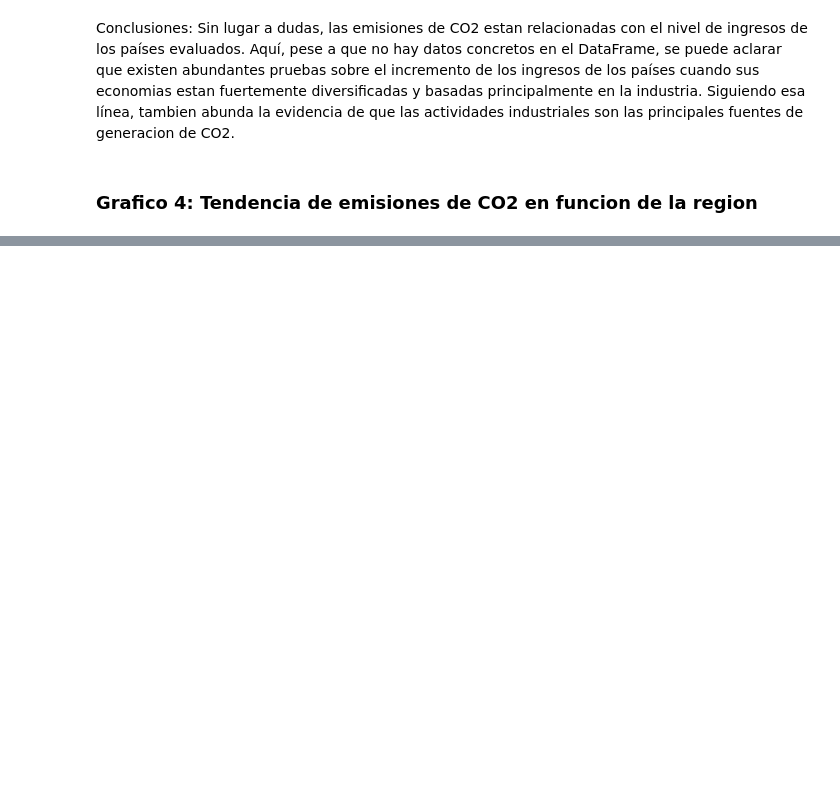
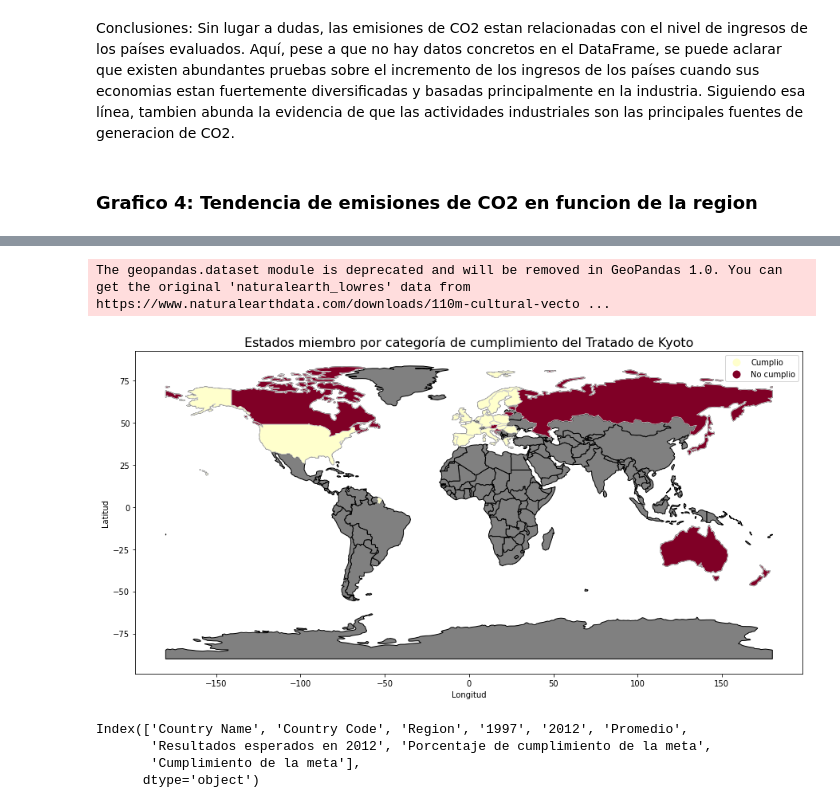
Before and after one commit to julialoelopez/TrabajoFinalBigData, a Jupyter notebook: Analisis de datos.ipynb, the cells around one changed output, grey strips where cells are left out. Cells and saved outputs as stored; diff of their text form; code cells hidden in the pictures; blank space fills up the shorter version.

```diff
--- a/Analisis de datos.ipynb
+++ b/Analisis de datos.ipynb
@@ -349,0 +395,3 @@ Sin embargo, es importante destacar que aunque estos porcentajes hayan disminuid
+# %%
+#Dataframe con los datos de los paises miembro del protocolo de Kyoto
+df_kyoto = df[df['Country Name'].isin(paises_miembro)]
@@ -349,0 +418,9 @@ Sin embargo, es importante destacar que aunque estos porcentajes hayan disminuid
+# %%
+# Definimos la emision esperada en 2012 como el 95% de la emision en 1997
+df_kyoto['Resultados esperados en 2012'] = df_kyoto['1997'] * 0.95
+
+# Calculo del porcentaje de emision en 2012 con respecto a la emision esperada en 2012
+df_kyoto['Porcentaje de cumplimiento de la meta'] = (df_kyoto['Resultados esperados en 2012'] / df_kyoto['2012'] * 100).round(2)
+
+# Categorizamos los paises en funcion del cumplimiento de la meta
+df_kyoto['Cumplimiento de la meta'] = np.where(df_kyoto['Porcentaje de cumplimiento de la meta'] >= 100, 'Cumplio', 'No cumplio')
@@ -349,0 +446,3 @@ Sin embargo, es importante destacar que aunque estos porcentajes hayan disminuid
+# %%
+df_kyoto = df_kyoto[['Country Name', 'Country Code', 'Region','1997','2012','Promedio','Resultados esperados en 2012', 'Porcentaje de cumplimiento de la meta','Cumplimiento de la meta']]
+df_kyoto
@@ -349,0 +557,38 @@ Sin embargo, es importante destacar que aunque estos porcentajes hayan disminuid
+# %%
+import pandas as pd
+import geopandas as gpd
+import matplotlib.pyplot as plt
+import seaborn as sns
+
+# Cargar un conjunto de datos geoespaciales del mundo (necesitas un archivo shapefile del mundo)
+world = gpd.read_file(gpd.datasets.get_path('naturalearth_lowres'))
+
+# Fusionar los datos geoespaciales con los datos de emisiones promedio
+world_emisiones = world.merge(df_kyoto, how='left', left_on='iso_a3', right_on='Country Code')
+
+# Configurar el tamaño de la figura
+fig, ax = plt.subplots(1, 1, figsize=(15, 10))
+
+# Mostrar el mapa del mundo
+world.plot(ax=ax, color='grey', edgecolor='black') #Parametros para el mapa (donde no hay datos, se pone blanco)
+
+# Graficar los países con emisión promedio
+world_emisiones.plot(ax=ax, column='Cumplimiento de la meta', cmap='YlOrRd', legend=True,
+                     #legend_kwds={'label': "Cumplimiento de la meta"},
+                     linewidth=0.8, edgecolor='0.8')
+plt.title('Estados miembro por categoría de cumplimiento del Tratado de Kyoto', fontsize=16)
+plt.xlabel('Longitud')
+plt.ylabel('Latitud')
+
+# Mostrar el mapa
+plt.show()
+# %% [output]
+The geopandas.dataset module is deprecated and will be removed in GeoPandas 1.0. You can get the original 'naturalearth_lowres' data from https://www.naturalearthdata.com/downloads/110m-cultural-vecto ...
+[figure, added]
+# %%
+df_kyoto.columns
+# %% [output]
+Index(['Country Name', 'Country Code', 'Region', '1997', '2012', 'Promedio',
+       'Resultados esperados en 2012', 'Porcentaje de cumplimiento de la meta',
+       'Cumplimiento de la meta'],
+      dtype='object')
```
Also changed, not shown: parts of 43 cells of this notebook, 20 other files.
